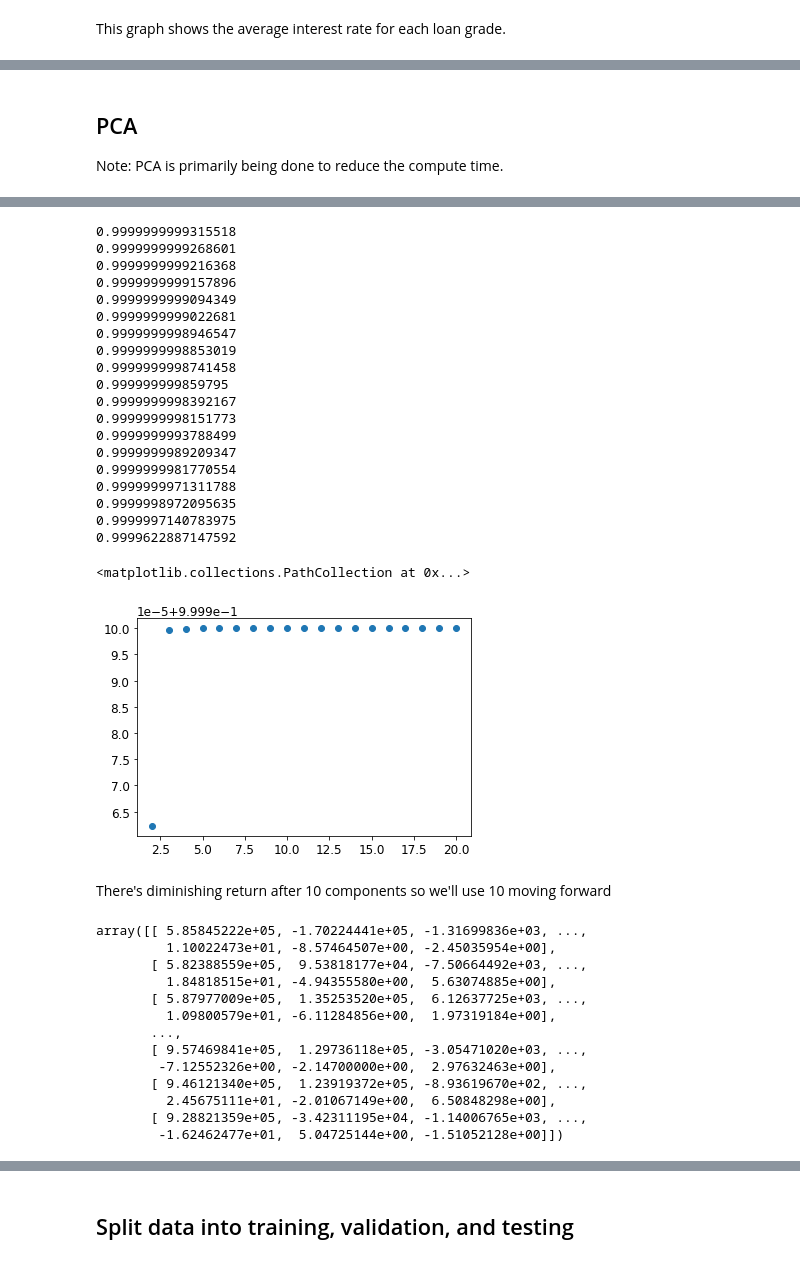
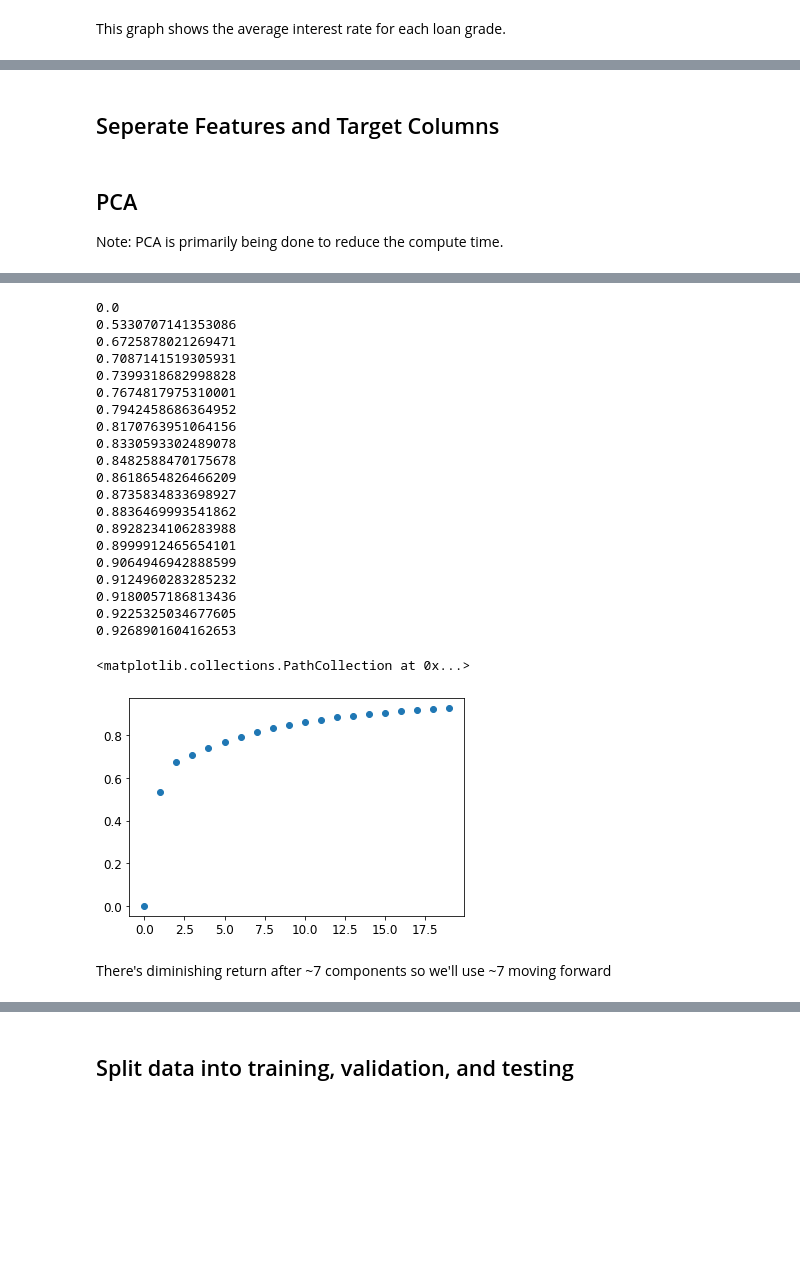
Before and after one commit to Jeromeschmidt/LendingClubLoanData, a Jupyter notebook: LendingClubLoanData.ipynb, the cells around one changed output, grey strips where cells are left out. Saved outputs shown, nothing was run; the diff lists cells and outputs as text; code cells hidden in the pictures; blank space fills up the shorter version.

```diff
--- a/LendingClubLoanData.ipynb
+++ b/LendingClubLoanData.ipynb
@@ -587,0 +696,9 @@ df.head()
+# %%
+# Casts columns of type 'object' to type 'str' to label encode
+ml_df[columns_to_encode] = ml_df[columns_to_encode].astype('str')
+# %%
+# Encodes all columns that were previously type 'object'
+from sklearn.preprocessing import LabelEncoder
+
+encoder = LabelEncoder()
+ml_df[columns_to_encode] = ml_df[columns_to_encode].apply(encoder.fit_transform)
@@ -588,3 +904,9 @@ df.head()
+# %% [markdown]
+## Seperate Features and Target Columns
+# %%
+features_ml = ml_df.drop(['grade', 'sub_grade'], axis=1)
+
+target_ml = ml_df['grade']
 # %% [markdown]
 ## PCA
 
@@ -602,41 +924,42 @@ from sklearn.decomposition import PCA
 
 explained_variance_list = list()
 
-for i in range(20, 1, -1):
+for i in range(20):
   pca = PCA(n_components=i)
 
-  temp_df = df.drop(['grade', 'sub_grade'], axis=1)
+  temp_df = features_ml.copy()
 
   PCA_df = pca.fit_transform(temp_df)
   explained_variance_list.append(pca.explained_variance_ratio_.sum())
   print(pca.explained_variance_ratio_.sum())
 # %% [output]
-0.9999999999315518
-0.9999999999268601
-0.9999999999216368
-0.9999999999157896
-0.9999999999094349
-0.9999999999022681
-0.9999999998946547
-0.9999999998853019
-0.9999999998741458
-0.999999999859795
-0.9999999998392167
-0.9999999998151773
-0.9999999993788499
-0.9999999989209347
-0.9999999981770554
-0.9999999971311788
-0.9999998972095635
-0.9999997140783975
-0.9999622887147592
+0.0
+0.5330707141353086
+0.6725878021269471
+0.7087141519305931
+0.7399318682998828
+0.7674817975310001
+0.7942458686364952
+0.8170763951064156
+0.8330593302489078
+0.8482588470175678
+0.8618654826466209
+0.8735834833698927
+0.8836469993541862
+0.8928234106283988
+0.8999912465654101
+0.9064946942888599
+0.9124960283285232
+0.9180057186813436
+0.9225325034677605
+0.9268901604162653
 # %%
 # Uses Elbow method to determine optional number of components
-plt.scatter(x=[i for i in range(20,1,-1)],y=explained_variance_list)
+plt.scatter(x=[i for i in range(20)],y=explained_variance_list)
 # %% [output]
 <matplotlib.collections.PathCollection at 0x...>
-[figure, old version]
+[figure, new version]
 # %% [markdown]
-There's diminishing return after 10 components so we'll use 10 moving forward
+There's diminishing return after ~7 components so we'll use ~7 moving forward
 # %%
 # Makes PCA Dataframe that we will use to represent features
@@ -655,16 +973,0 @@ sub_grade_df = df['sub_grade']
-# %%
-feature_columns
-# %% [output]
-array([[ 5.85845222e+05, -1.70224441e+05, -1.31699836e+03, ...,
-         1.10022473e+01, -8.57464507e+00, -2.45035954e+00],
-       [ 5.82388559e+05,  9.53818177e+04, -7.50664492e+03, ...,
-         1.84818515e+01, -4.94355580e+00,  5.63074885e+00],
-       [ 5.87977009e+05,  1.35253520e+05,  6.12637725e+03, ...,
-         1.09800579e+01, -6.11284856e+00,  1.97319184e+00],
-       ...,
-       [ 9.57469841e+05,  1.29736118e+05, -3.05471020e+03, ...,
-        -7.12552326e+00, -2.14700000e+00,  2.97632463e+00],
-       [ 9.46121340e+05,  1.23919372e+05, -8.93619670e+02, ...,
-         2.45675111e+01, -2.01067149e+00,  6.50848298e+00],
-       [ 9.28821359e+05, -3.42311195e+04, -1.14006765e+03, ...,
-        -1.62462477e+01,  5.04725144e+00, -1.51052128e+00]])
```
Also changed, not shown: parts of 125 cells of this notebook.
